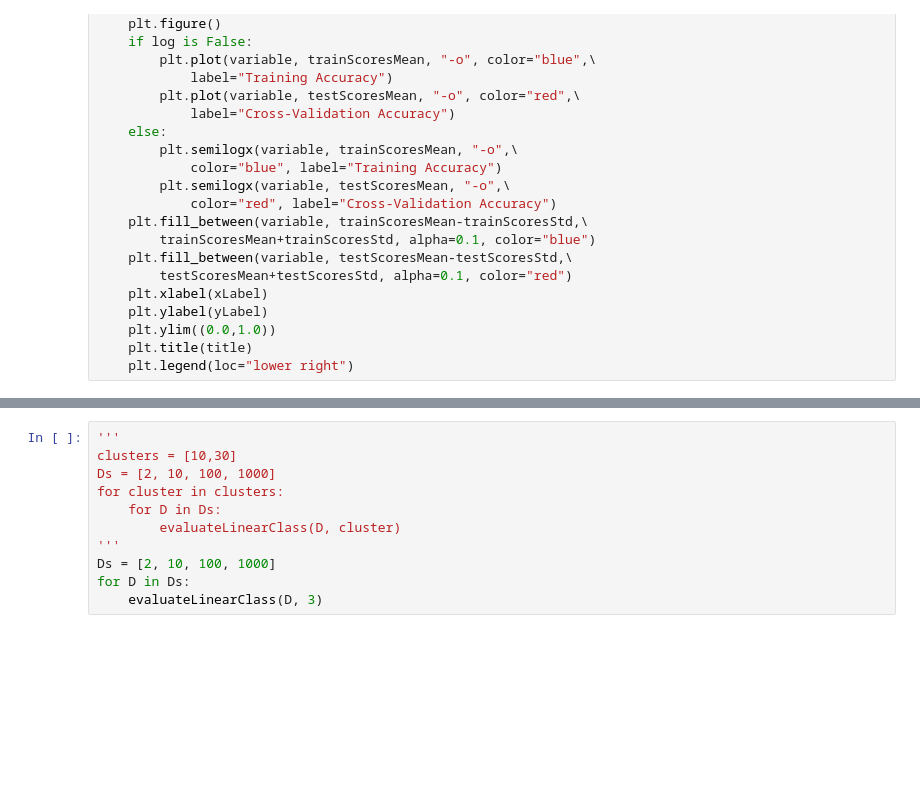
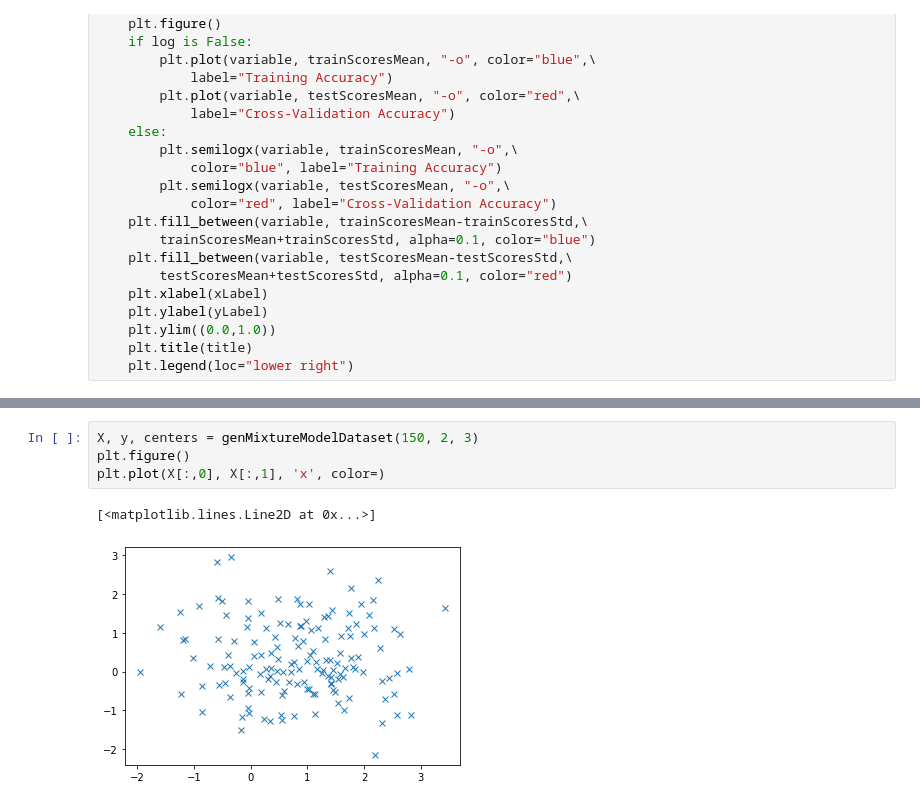
Before and after one commit to ycheng14799/MLProgrammingAssignmentWeek3, a Jupyter notebook: GaussianMixtureModelDataset.ipynb, the cells around one changed output, grey strips where cells are left out. Saved outputs shown, nothing was run; the diff lists cells and outputs as text; blank space fills up the shorter version.

```diff
--- a/GaussianMixtureModelDataset.ipynb
+++ b/GaussianMixtureModelDataset.ipynb
@@ -154,11 +165,7 @@ def evaluateLinearClass(D, clusterNum):
-# %%
-'''
-clusters = [10,30]
-Ds = [2, 10, 100, 1000]
-for cluster in clusters:
-    for D in Ds:
-        evaluateLinearClass(D, cluster)
-'''
-Ds = [2, 10, 100, 1000]
-for D in Ds:
-    evaluateLinearClass(D, 3)
+# %%
+X, y, centers = genMixtureModelDataset(150, 2, 3)
+plt.figure()
+plt.plot(X[:,0], X[:,1], 'x', color=)
+# %% [output]
+[<matplotlib.lines.Line2D at 0x...>]
+[figure, added]
```
Also changed, not shown: parts of 5 cells of this notebook, 3 other files.
